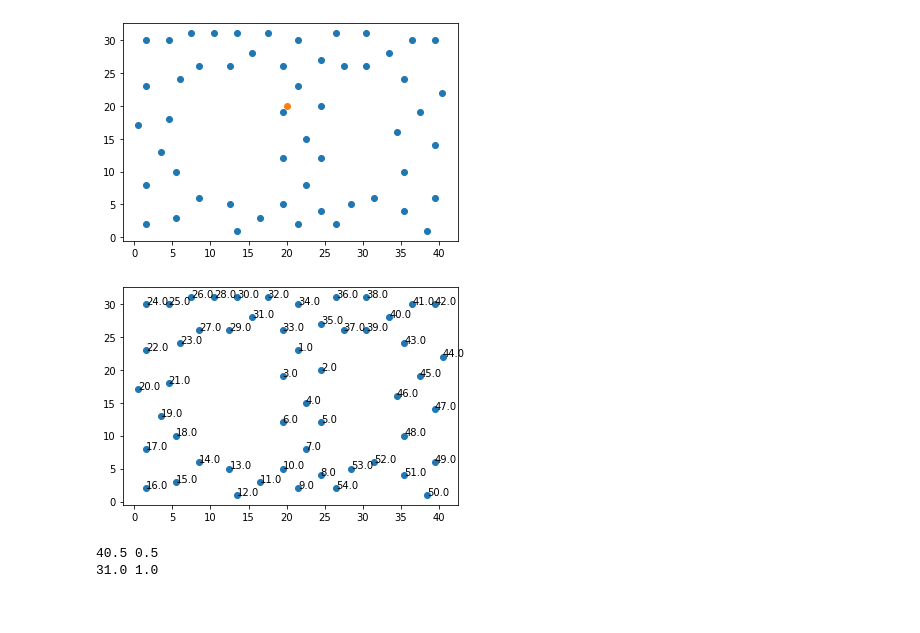
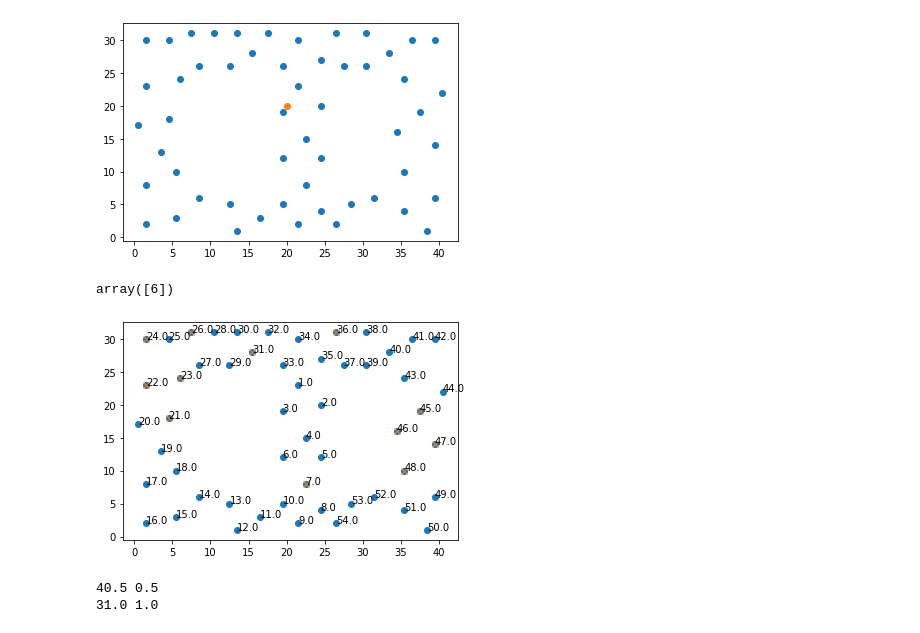
Before and after one commit to Esmidth/Intel-Indoor-Dataset, a Jupyter notebook: test3.ipynb, the cells around one changed output. Cells and saved outputs as stored; diff of their text form; code cells hidden in the pictures.

```diff
--- a/test3.ipynb
+++ b/test3.ipynb
@@ -22,13 +22,29 @@ plt.scatter(20,20)
 # %% [output]
 <matplotlib.collections.PathCollection at 0x...>
 [figure]
+# %%
+missing_id_list = [7, 21, 22, 23, 24, 26, 31, 36, 45, 46, 47, 48]
+# %%
+missing_where = []
+for idd in missing_id_list:
+    loc = np.where(loc_array.T[0] == idd)[0]
+    missing_where.append(loc)
+missing_where = np.array(missing_where)
+# %%
+np.where(loc_array.T[0] == 7)[0]
+# %% [output]
+array([6])
+# %%
+sub_plot_x = loc_array.T[1][missing_where]
+sub_plot_y = loc_array.T[2][missing_where]
 # %%
 fig,ax = plt.subplots()
 ax.plot(loc_array.T[1],loc_array.T[2],ls="",marker="o")
+ax.plot(sub_plot_x,sub_plot_y,ls="",marker='x')
 for xi,yi,idi in zip(loc_array.T[1],loc_array.T[2],loc_array.T[0]):
     ax.annotate(str(idi),xy=(xi,yi))
 # %% [output]
-[figure, old version]
+[figure, new version]
 # %%
 x = loc_array.T[1]
 y = loc_array.T[2]
```
Also changed, not shown: parts of 8 cells of this notebook, 32 other files.
